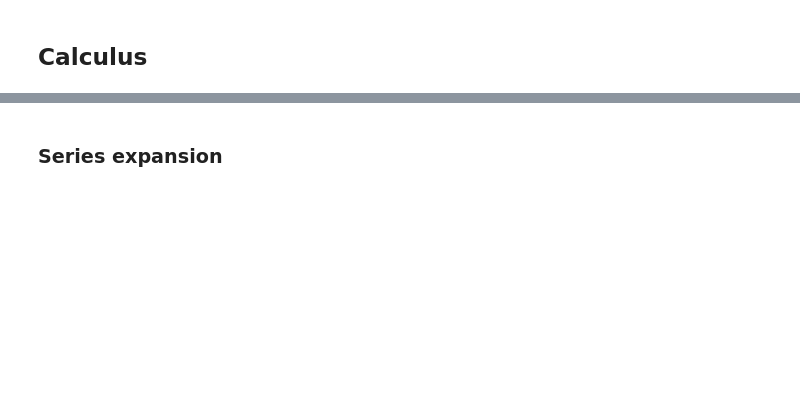
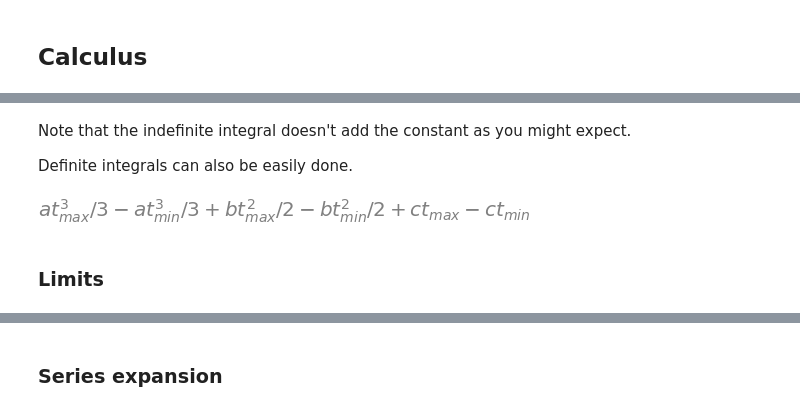
Before and after one commit to gjbex/Scientific-Python, a Jupyter notebook: source-code/sympy/sympy.ipynb, the cells around one changed output, grey strips where cells are left out. Cells and saved outputs as stored; diff of their text form; code cells hidden in the pictures; blank space fills up the shorter version.

```diff
--- a/source-code/sympy/sympy.ipynb
+++ b/source-code/sympy/sympy.ipynb
@@ -333,0 +352,2 @@ expr.diff(x)
+# %%
+a, b, c, t, t_min, t_max = symbols('a b c t t_min t_max')
@@ -334 +356,3 @@ expr.diff(x)
+# %%
+expr = a*t**2 + b*t + c
 # %%
@@ -335,0 +362,10 @@ expr.integrate(x)
+# %% [markdown]
+Note that the indefinite integral doesn't add the constant as you might expect.
+
+Definite integrals can also be easily done.
+# %%
+expr.integrate((t, t_min, t_max))
+# %% [output]
+[figure, added]
+# %% [markdown]
+### Limits
```
Also changed, not shown: parts of 41 cells of this notebook.
